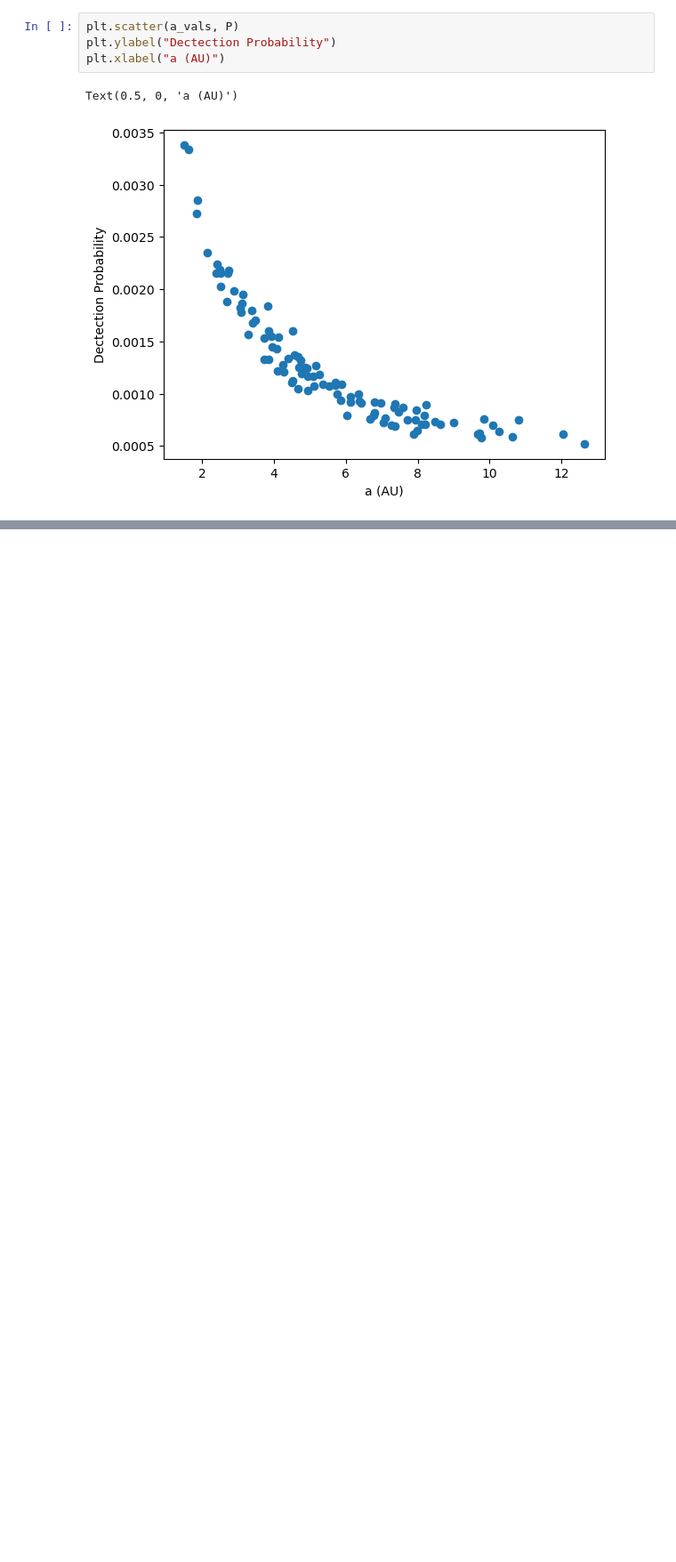
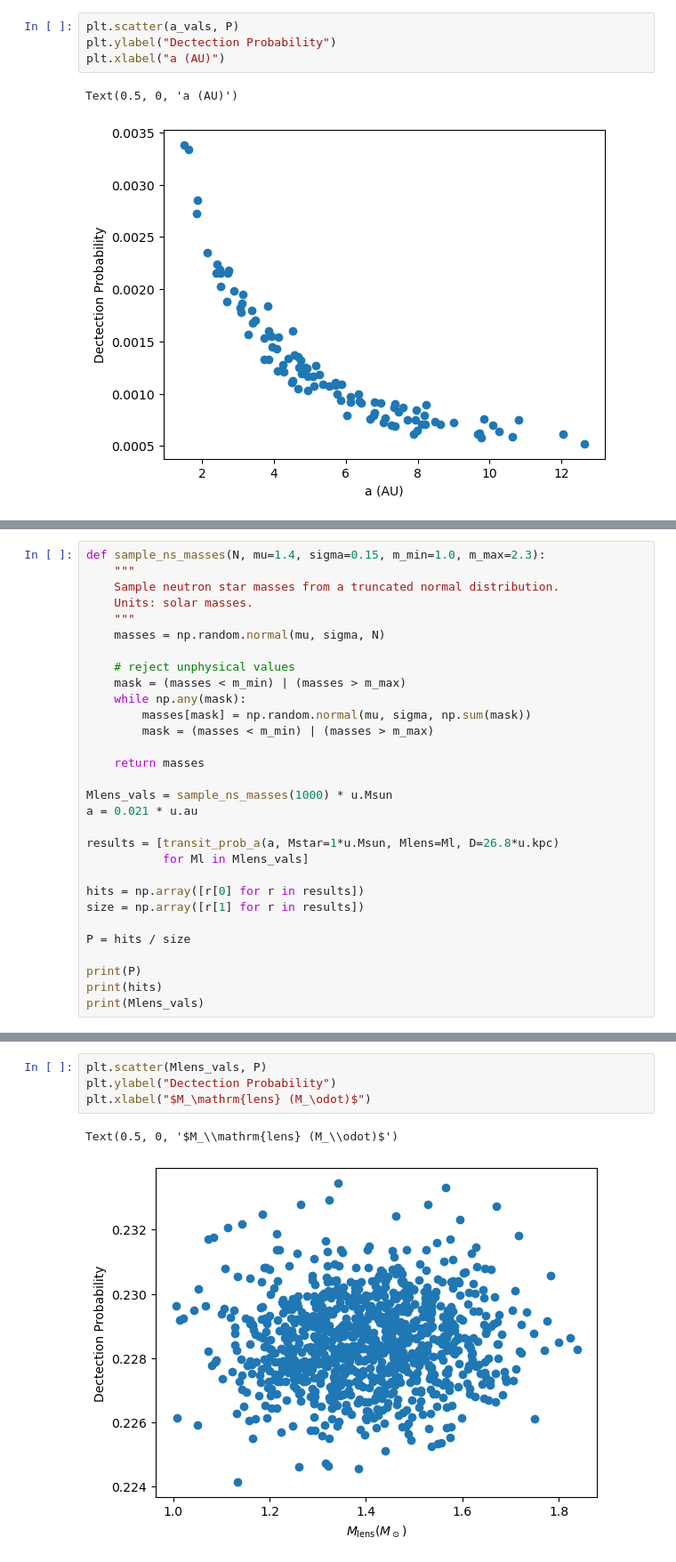
Before and after one commit to lmanqiwang/SLBlensing, a Jupyter notebook: testing.ipynb, the cells around one changed output, grey strips where cells are left out. Shown at 89% size. Drawn from its saved outputs; the diff is of its cells as text; blank space fills up the shorter version.

```diff
--- a/testing.ipynb
+++ b/testing.ipynb
@@ -313,0 +316,30 @@ Text(0.5, 0, 'a (AU)')
+# %%
+def sample_ns_masses(N, mu=1.4, sigma=0.15, m_min=1.0, m_max=2.3):
+    """
+    Sample neutron star masses from a truncated normal distribution.
+    Units: solar masses.
+    """
+    masses = np.random.normal(mu, sigma, N)
+
+    # reject unphysical values
+    mask = (masses < m_min) | (masses > m_max)
+    while np.any(mask):
+        masses[mask] = np.random.normal(mu, sigma, np.sum(mask))
+        mask = (masses < m_min) | (masses > m_max)
+
+    return masses
+
+Mlens_vals = sample_ns_masses(1000) * u.Msun
+a = 0.021 * u.au
+
+results = [transit_prob_a(a, Mstar=1*u.Msun, Mlens=Ml, D=26.8*u.kpc)
+           for Ml in Mlens_vals]
+
+hits = np.array([r[0] for r in results])
+size = np.array([r[1] for r in results])
+
+P = hits / size
+
+print(P)
+print(hits)
+print(Mlens_vals)
@@ -313,0 +364,7 @@ Text(0.5, 0, 'a (AU)')
+# %%
+plt.scatter(Mlens_vals, P)
+plt.ylabel("Dectection Probability")
+plt.xlabel("$M_\mathrm{lens} (M_\odot)$")
+# %% [output]
+Text(0.5, 0, '$M_\\mathrm{lens} (M_\\odot)$')
+[figure, added]
```
Also changed, not shown: parts of 7 cells of this notebook.
